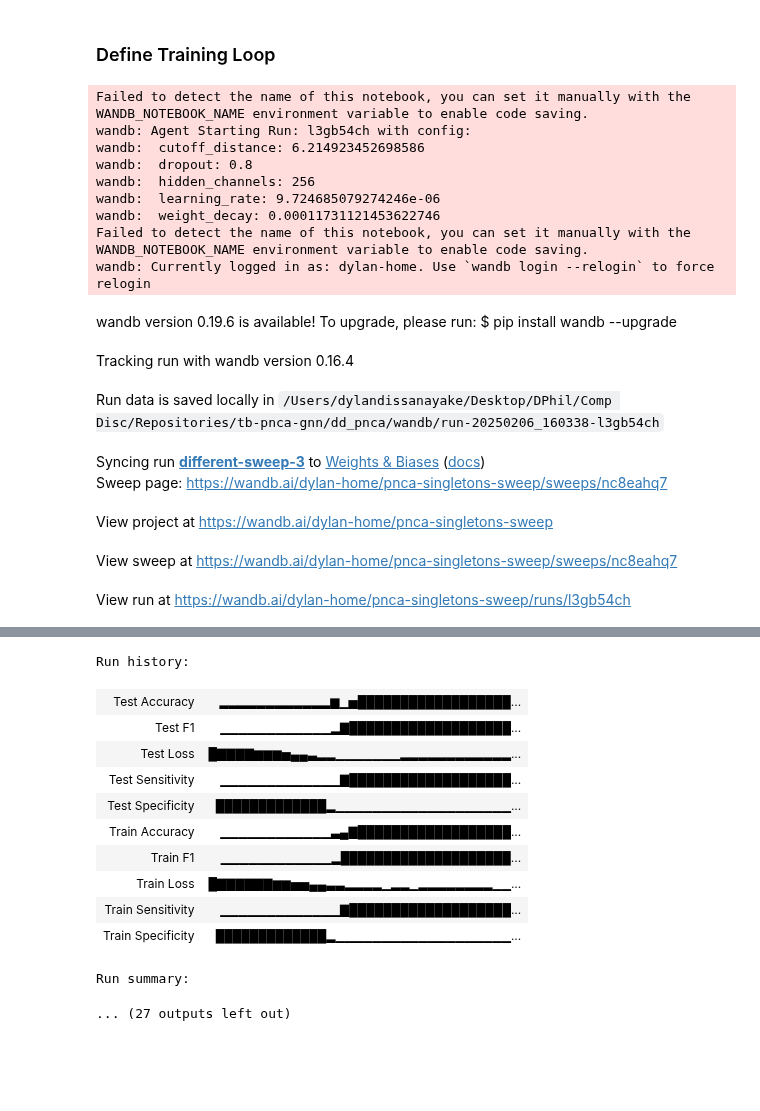
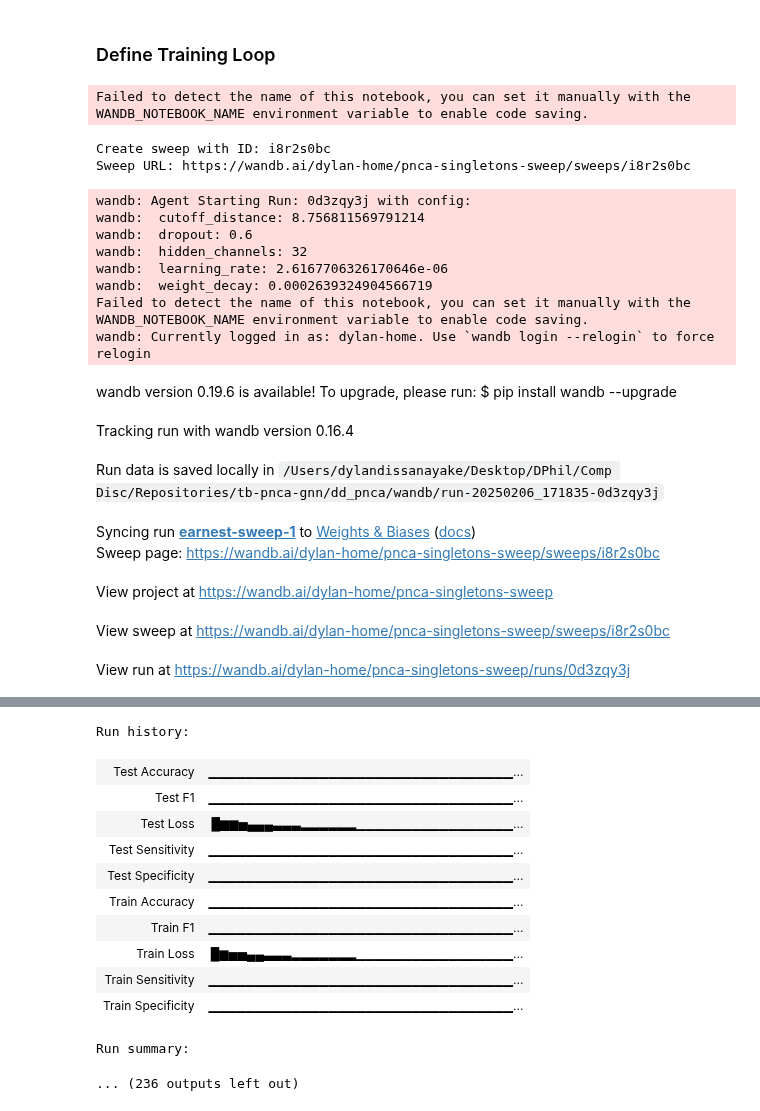
Before and after one commit to fowler-lab/tb-pnca-gnn, a Jupyter notebook: dd_pnca/pnca_singletons_sweep.ipynb, the cells around one changed output, grey strips where cells are left out. Drawn from its saved outputs; the diff is of its cells as text; code cells hidden in the pictures; blank space fills up the shorter version.

Commit message:
run first sweep

```diff
--- a/dd_pnca/pnca_singletons_sweep.ipynb
+++ b/dd_pnca/pnca_singletons_sweep.ipynb
@@ -201,8 +124,13 @@ pprint.pprint(sweep_config)
 # %%
 project = "pnca-singletons-sweep"
 # %%
-# sweep_id = wandb.sweep(sweep_config, project=project)
-sweep_id = 'nc8eahq7'
+sweep_id = wandb.sweep(sweep_config, project=project)
+# sweep_id = 'nc8eahq7'
+# sweep_id = 'i8r2s0bc'
+# %% [output]
+Failed to detect the name of this notebook, you can set it manually with the WANDB_NOTEBOOK_NAME environment variable to enable code saving.
+Create sweep with ID: i8r2s0bc
+Sweep URL: https://wandb.ai/dylan-home/pnca-singletons-sweep/sweeps/i8r2s0bc
 # %%
 def sweep_run():
 
@@ -236,22 +163,21 @@ def sweep_run():
 
         # torch.save(model, f'saved_models/carter_ds_aug/{project}/{sweep_id}/{run.name}')
 # %%
-wandb.agent(sweep_id, sweep_run, project = project, count=10)
+wandb.agent(sweep_id, sweep_run, project = project, count=100)
 # %% [output]
-Failed to detect the name of this notebook, you can set it manually with the WANDB_NOTEBOOK_NAME environment variable to enable code saving.
-wandb: Agent Starting Run: l3gb54ch with config:
-wandb:  cutoff_distance: 6.214923452698586
-wandb:  dropout: 0.8
-wandb:  hidden_channels: 256
-wandb:  learning_rate: 9.724685079274246e-06
-wandb:  weight_decay: 0.00011731121453622746
+wandb: Agent Starting Run: 0d3zqy3j with config:
+wandb:  cutoff_distance: 8.756811569791214
+wandb:  dropout: 0.6
+wandb:  hidden_channels: 32
+wandb:  learning_rate: 2.6167706326170646e-06
+wandb:  weight_decay: 0.0002639324904566719
 Failed to detect the name of this notebook, you can set it manually with the WANDB_NOTEBOOK_NAME environment variable to enable code saving.
 wandb: Currently logged in as: dylan-home. Use `wandb login --relogin` to force relogin
 wandb version 0.19.6 is available! To upgrade, please run: $ pip install wandb --upgrade
 Tracking run with wandb version 0.16.4
-Run data is saved locally in /Users/dylandissanayake/Desktop/DPhil/Comp Disc/Repositories/tb-pnca-gnn/dd_pnca/wandb/run-20250206_160338-l3gb54ch
+Run data is saved locally in /Users/dylandissanayake/Desktop/DPhil/Comp Disc/Repositories/tb-pnca-gnn/dd_pnca/wandb/run-20250206_171835-0d3zqy3j
-Syncing run different-sweep-3 to Weights & Biases (docs)
-Sweep page: https://wandb.ai/dylan-home/pnca-singletons-sweep/sweeps/nc8eahq7
+Syncing run earnest-sweep-1 to Weights & Biases (docs)
+Sweep page: https://wandb.ai/dylan-home/pnca-singletons-sweep/sweeps/i8r2s0bc
 View project at https://wandb.ai/dylan-home/pnca-singletons-sweep
-View sweep at https://wandb.ai/dylan-home/pnca-singletons-sweep/sweeps/nc8eahq7
+View sweep at https://wandb.ai/dylan-home/pnca-singletons-sweep/sweeps/i8r2s0bc
-View run at https://wandb.ai/dylan-home/pnca-singletons-sweep/runs/l3gb54ch
+View run at https://wandb.ai/dylan-home/pnca-singletons-sweep/runs/0d3zqy3j
@@ -265,13 +201,13 @@ Early stopping triggered.
 Run history:
-| Test Accuracy | ▂▂▂▂▂▂▂▂▂▂▂▂▆▁▅██████████████████... |
-| Test F1 | ▁▁▁▁▁▁▁▁▁▁▁▁▂▇███████████████████... |
-| Test Loss | █▇▇▇▇▆▆▆▅▄▄▃▂▂▁▁▁▁▁▁▁▂▂▂▂▂▂▂▂▂▂▂▂... |
-| Test Sensitivity | ▁▁▁▁▁▁▁▁▁▁▁▁▁▇███████████████████... |
-| Test Specificity | █████████████▂▁▁▁▁▁▁▁▁▁▁▁▁▁▁▁▁▁▁▁... |
-| Train Accuracy | ▁▁▁▁▁▁▁▁▁▁▁▁▃▄▇██████████████████... |
-| Train F1 | ▁▁▁▁▁▁▁▁▁▁▁▁▂████████████████████... |
-| Train Loss | █▇▇▇▇▇▇▆▆▅▅▄▄▃▃▂▂▂▂▁▂▂▁▂▂▂▂▂▂▂▂▁▁... |
-| Train Sensitivity | ▁▁▁▁▁▁▁▁▁▁▁▁▁▇███████████████████... |
-| Train Specificity | █████████████▂▁▁▁▁▁▁▁▁▁▁▁▁▁▁▁▁▁▁▁... |
+| Test Accuracy | ▁▁▁▁▁▁▁▁▁▁▁▁▁▁▁▁▁▁▁▁▁▁▁▁▁▁▁▁▁▁▁▁▁... |
+| Test F1 | ▁▁▁▁▁▁▁▁▁▁▁▁▁▁▁▁▁▁▁▁▁▁▁▁▁▁▁▁▁▁▁▁▁... |
+| Test Loss | █▆▆▅▄▄▄▃▃▃▂▂▂▂▂▂▁▁▁▁▁▁▁▁▁▁▁▁▁▁▁▁▁... |
+| Test Sensitivity | ▁▁▁▁▁▁▁▁▁▁▁▁▁▁▁▁▁▁▁▁▁▁▁▁▁▁▁▁▁▁▁▁▁... |
+| Test Specificity | ▁▁▁▁▁▁▁▁▁▁▁▁▁▁▁▁▁▁▁▁▁▁▁▁▁▁▁▁▁▁▁▁▁... |
+| Train Accuracy | ▁▁▁▁▁▁▁▁▁▁▁▁▁▁▁▁▁▁▁▁▁▁▁▁▁▁▁▁▁▁▁▁▁... |
+| Train F1 | ▁▁▁▁▁▁▁▁▁▁▁▁▁▁▁▁▁▁▁▁▁▁▁▁▁▁▁▁▁▁▁▁▁... |
+| Train Loss | █▆▅▅▄▄▃▃▃▂▂▂▂▂▂▂▁▁▁▁▁▁▁▁▁▁▁▁▁▁▁▁▁... |
+| Train Sensitivity | ▁▁▁▁▁▁▁▁▁▁▁▁▁▁▁▁▁▁▁▁▁▁▁▁▁▁▁▁▁▁▁▁▁... |
+| Train Specificity | ▁▁▁▁▁▁▁▁▁▁▁▁▁▁▁▁▁▁▁▁▁▁▁▁▁▁▁▁▁▁▁▁▁... |
 Run summary:
-... (27 outputs left out)
+... (236 outputs left out)
```
Also changed, not shown: parts of 5 cells of this notebook.
